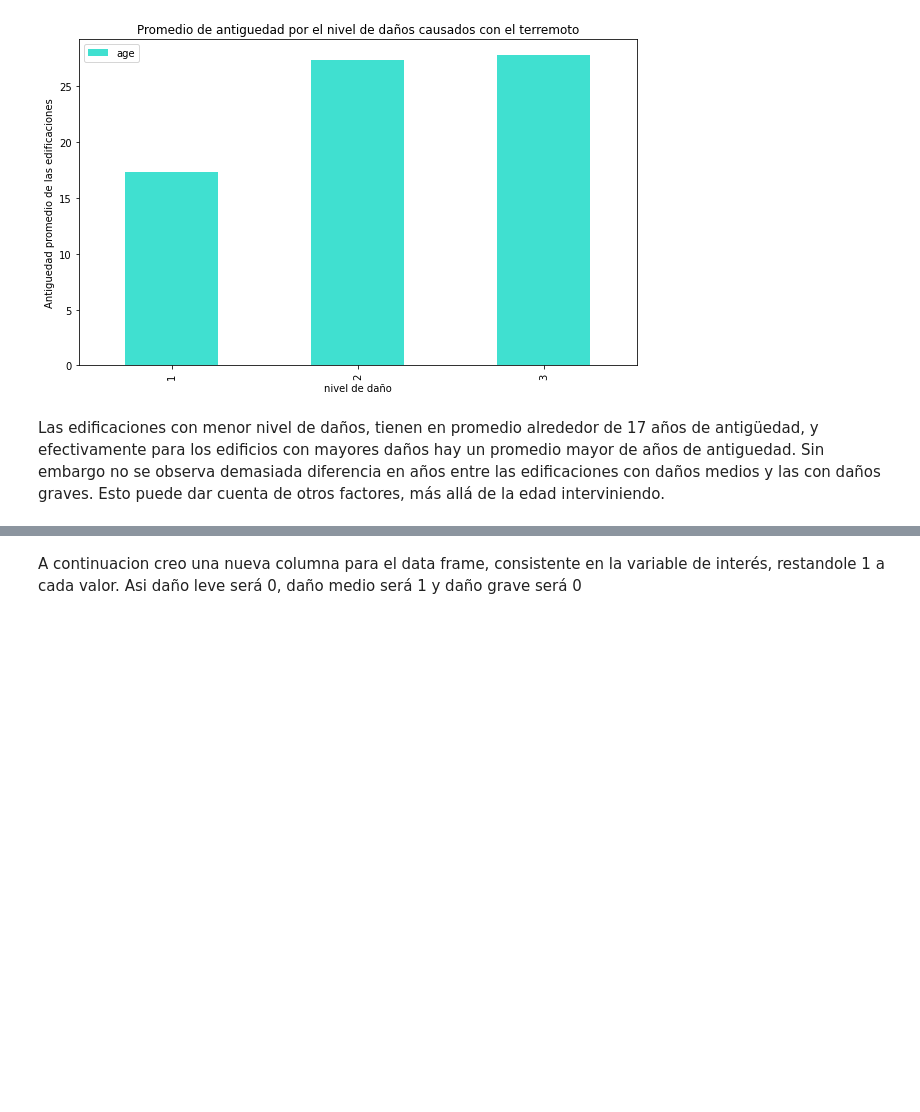
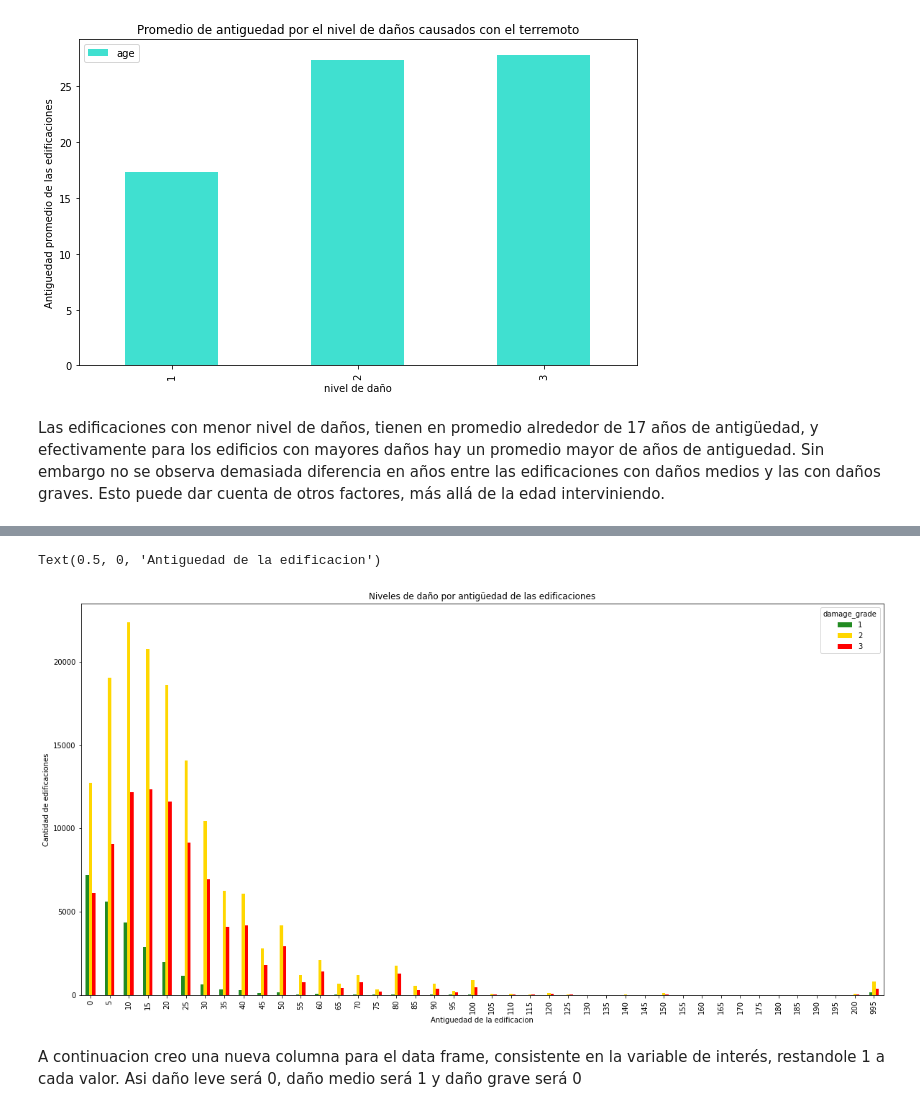
Before and after one commit to Noenf/Datos-1C2021, a Jupyter notebook: TP1/experimentacion_esmi.ipynb, the cells around one changed output, grey strips where cells are left out. Drawn from its saved outputs; the diff is of its cells as text; code cells hidden in the pictures; blank space fills up the shorter version.

Commit message:
nuevo plot age

```diff
--- a/TP1/experimentacion_esmi.ipynb
+++ b/TP1/experimentacion_esmi.ipynb
@@ -148,0 +191,2 @@ Las edificaciones con menor nivel de daños, tienen en promedio alrededor de 17
+# %%
+df['unos']=1
@@ -148,0 +206,3 @@ Las edificaciones con menor nivel de daños, tienen en promedio alrededor de 17
+# %%
+conteo = df[['age','damage_grade','unos']].pivot_table(values='unos', columns='damage_grade',index='age',aggfunc=np.sum)
+conteo
@@ -149,2 +228,10 @@ Las edificaciones con menor nivel de daños, tienen en promedio alrededor de 17
+# %%
+age_grupos=conteo.plot(kind='bar', title='Niveles de daño por antigüedad de las edificaciones', linewidth=2, figsize=(20,10), color=['forestgreen','gold','red']);
+ax=plt.gca()
+ax.set_ylabel('Cantidad de edificaciones');
+ax.set_xlabel('Antiguedad de la edificacion')
+# %% [output]
+Text(0.5, 0, 'Antiguedad de la edificacion')
+[figure, added]
 # %% [markdown]
 A continuacion creo una nueva columna para el data frame, consistente en la variable de interés, restandole 1 a cada valor. Asi daño leve será 0, daño medio será 1 y daño grave será 0
```
Also changed, not shown: parts of 12 cells of this notebook, 1 other file.
